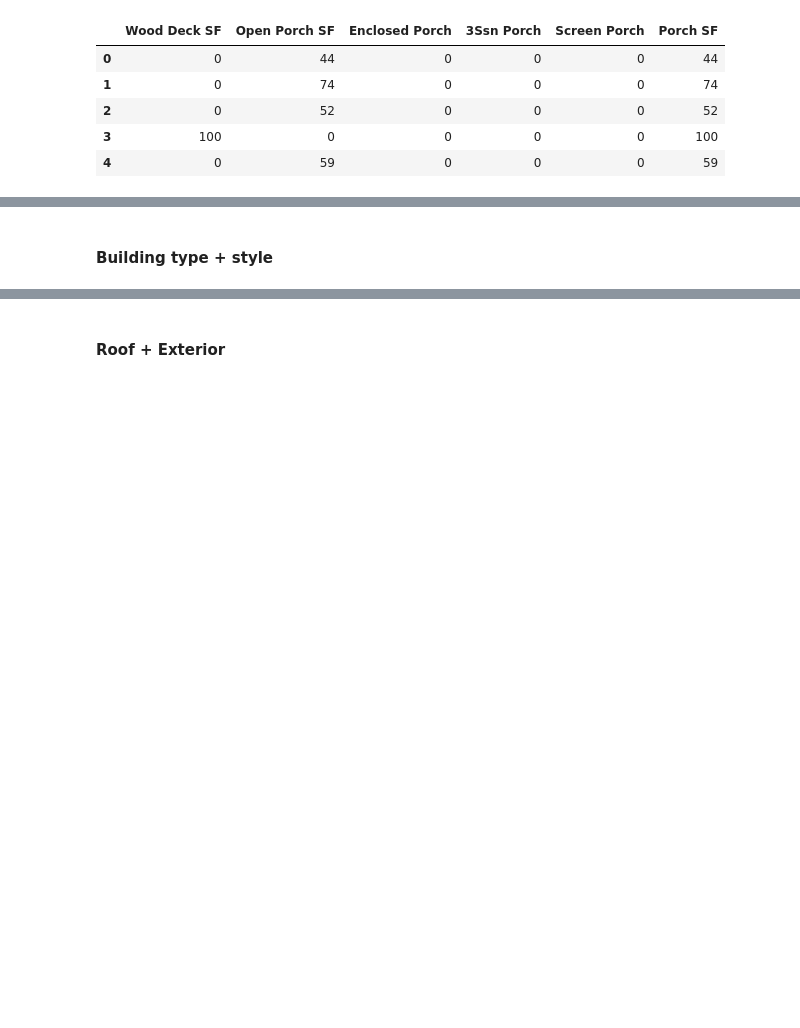
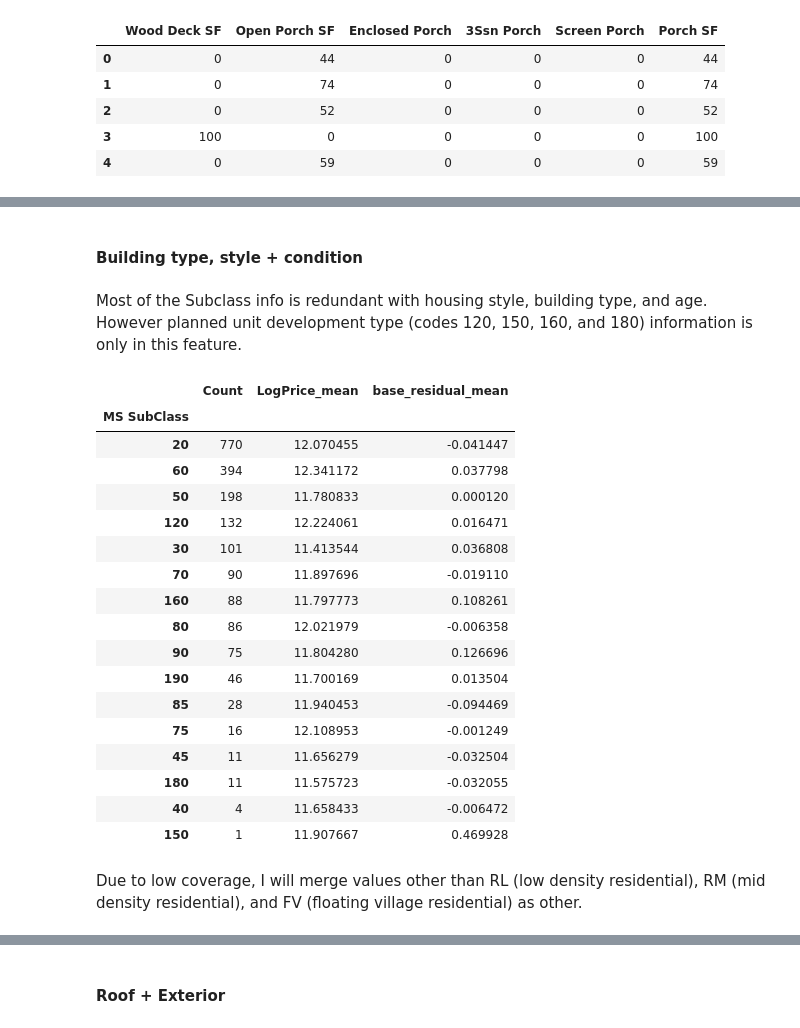
Before and after one commit to stevenlw-porpoise/Ames-Housing-Predictions, a Jupyter notebook: data_wrangling.ipynb, the cells around one changed output, grey strips where cells are left out. Saved outputs shown, nothing was run; the diff lists cells and outputs as text; code cells hidden in the pictures; blank space fills up the shorter version.

```diff
--- a/data_wrangling.ipynb
+++ b/data_wrangling.ipynb
@@ -1114,2 +1130,27 @@ def porch_clean(df):
 # %% [markdown]
-#### Building type + style
+#### Building type, style + condition
+# %% [markdown]
+Most of the Subclass info is redundant with housing style, building type, and age. However planned unit development type (codes 120, 150, 160, and 180) information is only in this feature.
+# %%
+gb_comp('MS SubClass')
+# %% [output]
+|  | Count | LogPrice_mean | base_residual_mean |
+| MS SubClass |  |  |  |
+| 20 | 770 | 12.070455 | -0.041447 |
+| 60 | 394 | 12.341172 | 0.037798 |
+| 50 | 198 | 11.780833 | 0.000120 |
+| 120 | 132 | 12.224061 | 0.016471 |
+| 30 | 101 | 11.413544 | 0.036808 |
+| 70 | 90 | 11.897696 | -0.019110 |
+| 160 | 88 | 11.797773 | 0.108261 |
+| 80 | 86 | 12.021979 | -0.006358 |
+| 90 | 75 | 11.804280 | 0.126696 |
+| 190 | 46 | 11.700169 | 0.013504 |
+| 85 | 28 | 11.940453 | -0.094469 |
+| 75 | 16 | 12.108953 | -0.001249 |
+| 45 | 11 | 11.656279 | -0.032504 |
+| 180 | 11 | 11.575723 | -0.032055 |
+| 40 | 4 | 11.658433 | -0.006472 |
+| 150 | 1 | 11.907667 | 0.469928 |
+# %% [markdown]
+Due to low coverage, I will merge values other than RL (low density residential), RM (mid density residential), and FV (floating village residential) as other.
```
Also changed, not shown: parts of 66 cells of this notebook.
